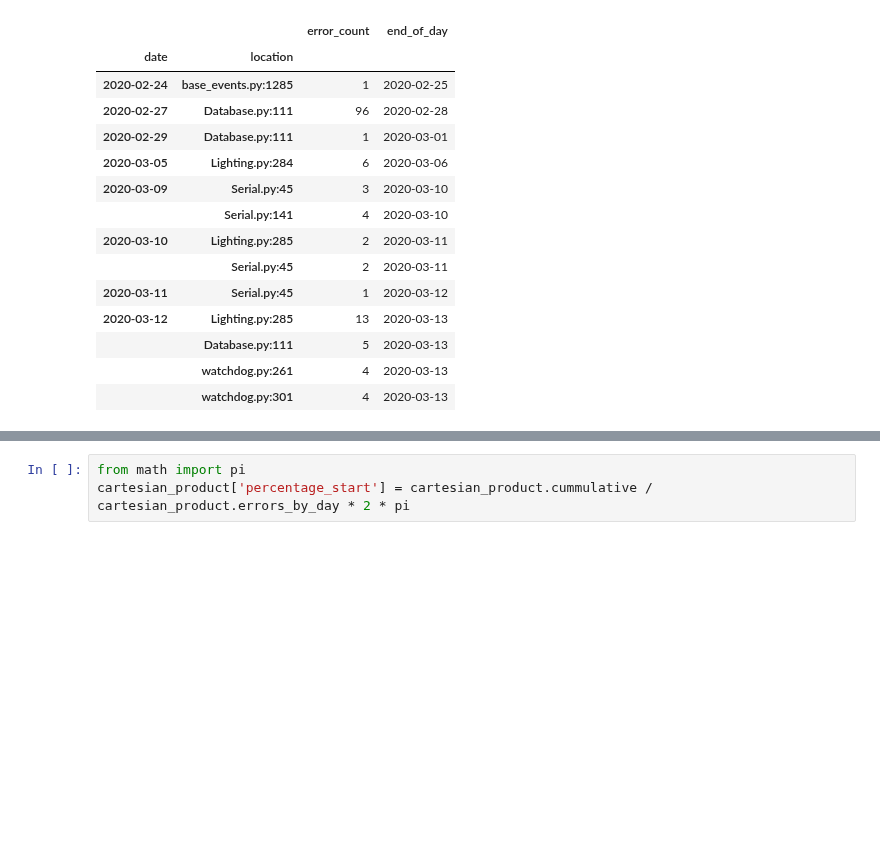
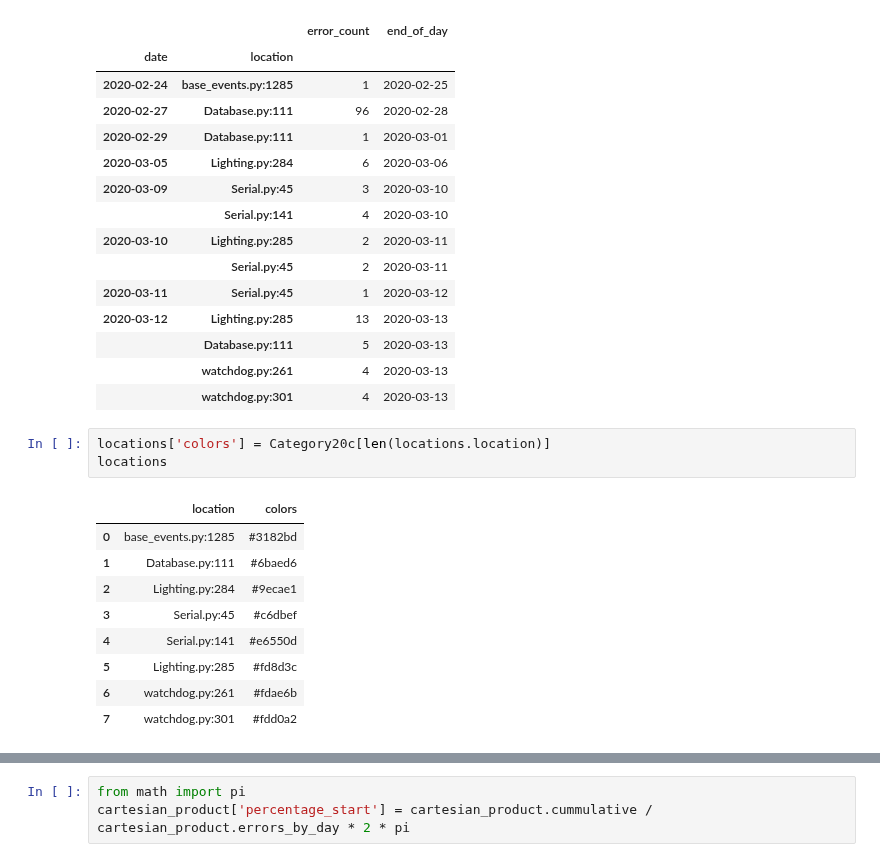
Before and after one commit to whuss/dashboard_react, a Jupyter notebook: error_heatmap.ipynb, the cells around one changed output, grey strips where cells are left out. Saved outputs shown, nothing was run; the diff lists cells and outputs as text; blank space fills up the shorter version.

```diff
--- a/error_heatmap.ipynb
+++ b/error_heatmap.ipynb
@@ -99,3 +101,16 @@ grouped_data
 |  | Database.py:111 | 5 | 2020-03-13 |
 |  | watchdog.py:261 | 4 | 2020-03-13 |
 |  | watchdog.py:301 | 4 | 2020-03-13 |
+# %%
+locations['colors'] = Category20c[len(locations.location)]
+locations
+# %% [output]
+|  | location | colors |
+| 0 | base_events.py:1285 | #3182bd |
+| 1 | Database.py:111 | #6baed6 |
+| 2 | Lighting.py:284 | #9ecae1 |
+| 3 | Serial.py:45 | #c6dbef |
+| 4 | Serial.py:141 | #e6550d |
+| 5 | Lighting.py:285 | #fd8d3c |
+| 6 | watchdog.py:261 | #fdae6b |
+| 7 | watchdog.py:301 | #fdd0a2 |
```
Also changed, not shown: parts of 4 cells of this notebook.
